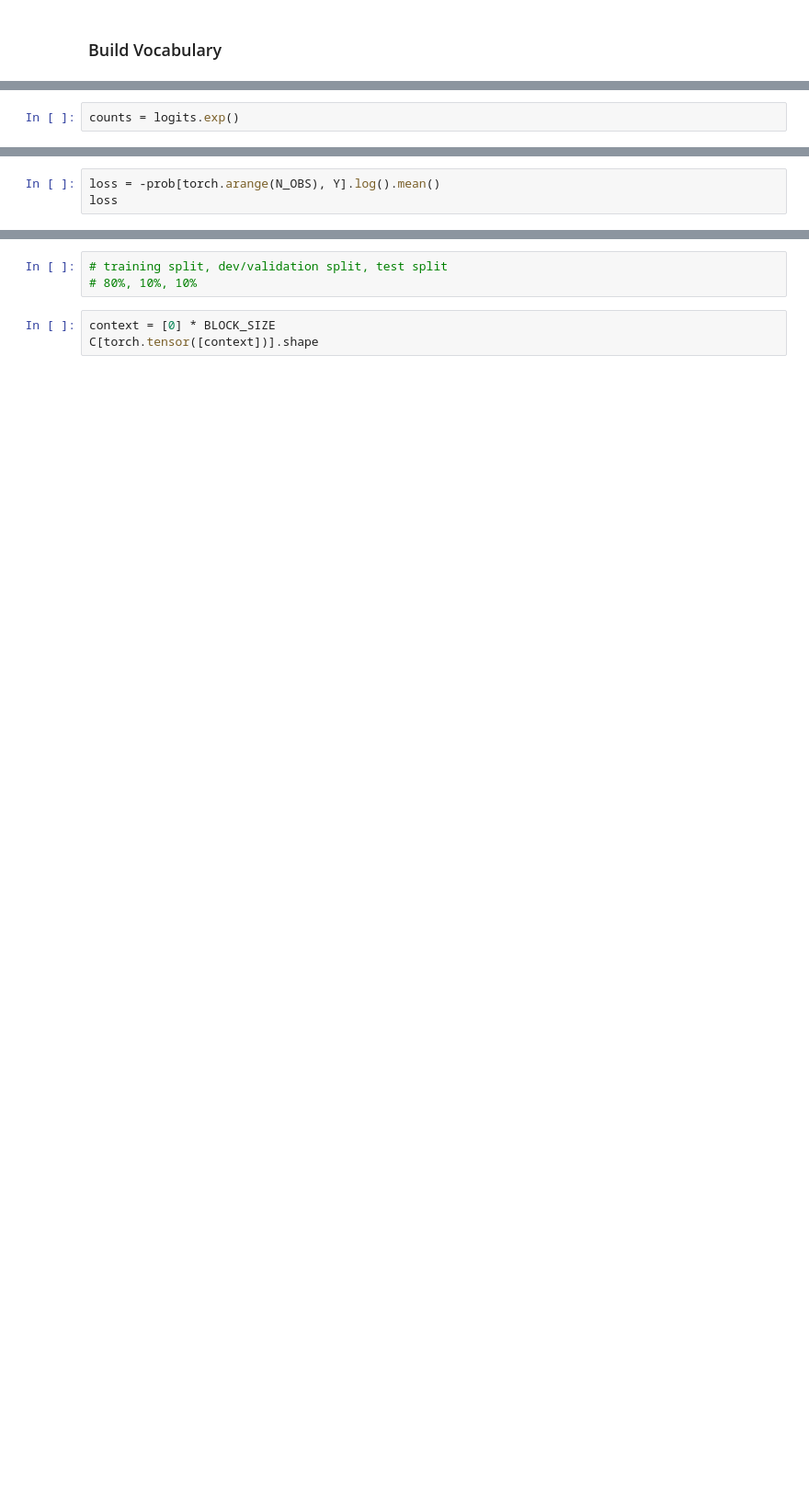
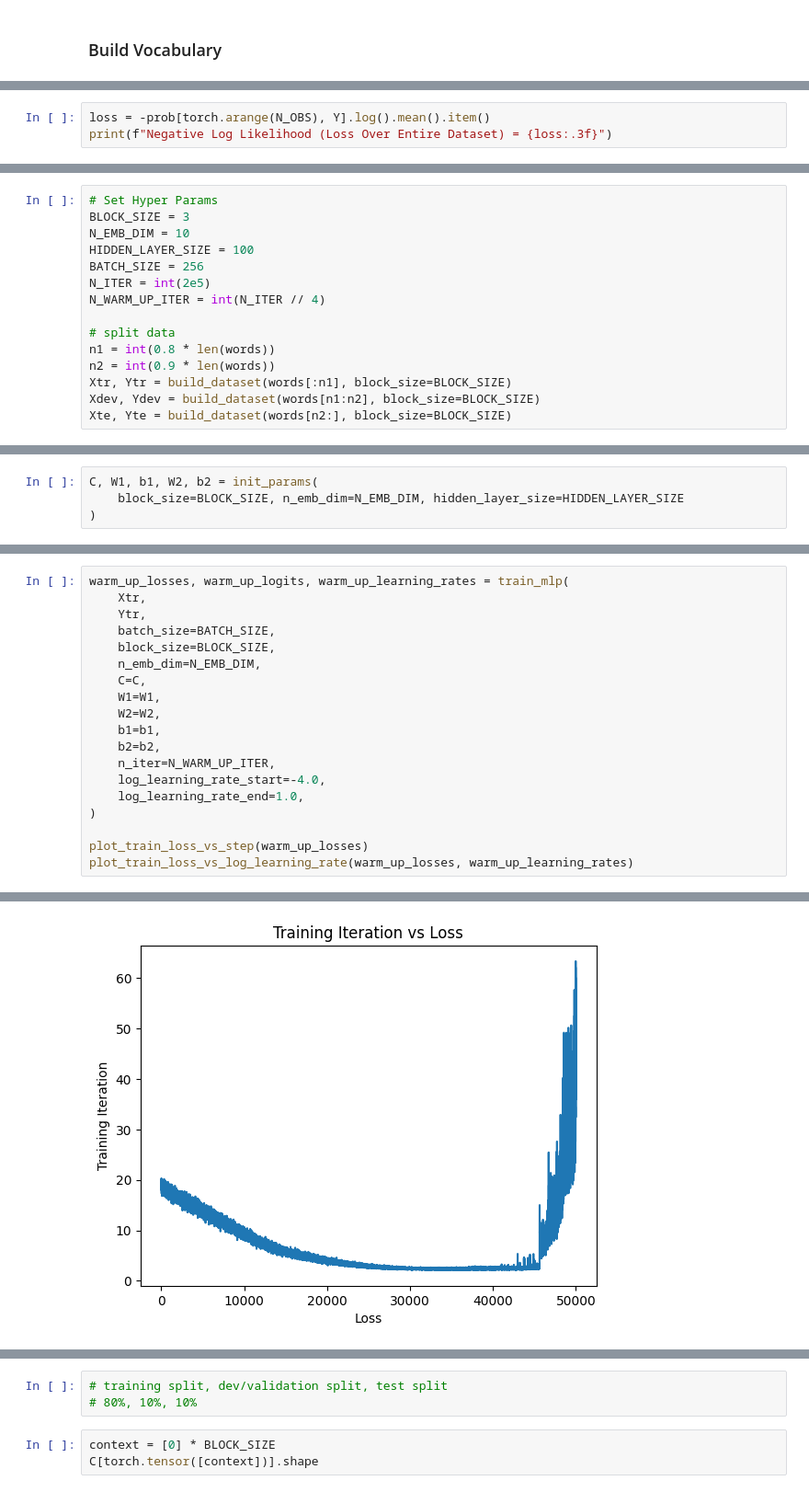
Before and after one commit to alejandroBallesterosC/makemore, a Jupyter notebook: mlp.ipynb, the cells around one changed output, grey strips where cells are left out. Shown: that part at 92% size. Saved outputs shown, nothing was run; the diff lists cells and outputs as text; blank space fills up the shorter version.

```diff
--- a/mlp.ipynb
+++ b/mlp.ipynb
@@ -104,2 +149,3 @@ torch.Size([228146, 27])
 # %%
-counts = logits.exp()
+loss = -prob[torch.arange(N_OBS), Y].log().mean().item()
+print(f"Negative Log Likelihood (Loss Over Entire Dataset) = {loss:.3f}")
@@ -111,3 +153,0 @@ torch.Size([228146, 27])
-# %%
-loss = -prob[torch.arange(N_OBS), Y].log().mean()
-loss
@@ -205,0 +298,15 @@ tensor(2.1621, grad_fn=<NllLossBackward0>)
+# %%
+# Set Hyper Params
+BLOCK_SIZE = 3
+N_EMB_DIM = 10
+HIDDEN_LAYER_SIZE = 100
+BATCH_SIZE = 256
+N_ITER = int(2e5)
+N_WARM_UP_ITER = int(N_ITER // 4)
+
+# split data
+n1 = int(0.8 * len(words))
+n2 = int(0.9 * len(words))
+Xtr, Ytr = build_dataset(words[:n1], block_size=BLOCK_SIZE)
+Xdev, Ydev = build_dataset(words[n1:n2], block_size=BLOCK_SIZE)
+Xte, Yte = build_dataset(words[n2:], block_size=BLOCK_SIZE)
@@ -205,0 +319,4 @@ tensor(2.1621, grad_fn=<NllLossBackward0>)
+# %%
+C, W1, b1, W2, b2 = init_params(
+    block_size=BLOCK_SIZE, n_emb_dim=N_EMB_DIM, hidden_layer_size=HIDDEN_LAYER_SIZE
+)
@@ -205,0 +328,20 @@ tensor(2.1621, grad_fn=<NllLossBackward0>)
+# %%
+warm_up_losses, warm_up_logits, warm_up_learning_rates = train_mlp(
+    Xtr,
+    Ytr,
+    batch_size=BATCH_SIZE,
+    block_size=BLOCK_SIZE,
+    n_emb_dim=N_EMB_DIM,
+    C=C,
+    W1=W1,
+    W2=W2,
+    b1=b1,
+    b2=b2,
+    n_iter=N_WARM_UP_ITER,
+    log_learning_rate_start=-4.0,
+    log_learning_rate_end=1.0,
+)
+
+plot_train_loss_vs_step(warm_up_losses)
+plot_train_loss_vs_log_learning_rate(warm_up_losses, warm_up_learning_rates)
+# %% [output]
@@ -205,0 +350 @@ tensor(2.1621, grad_fn=<NllLossBackward0>)
+[figure, added]
```
Also changed, not shown: parts of 48 cells of this notebook, 1 other file.
